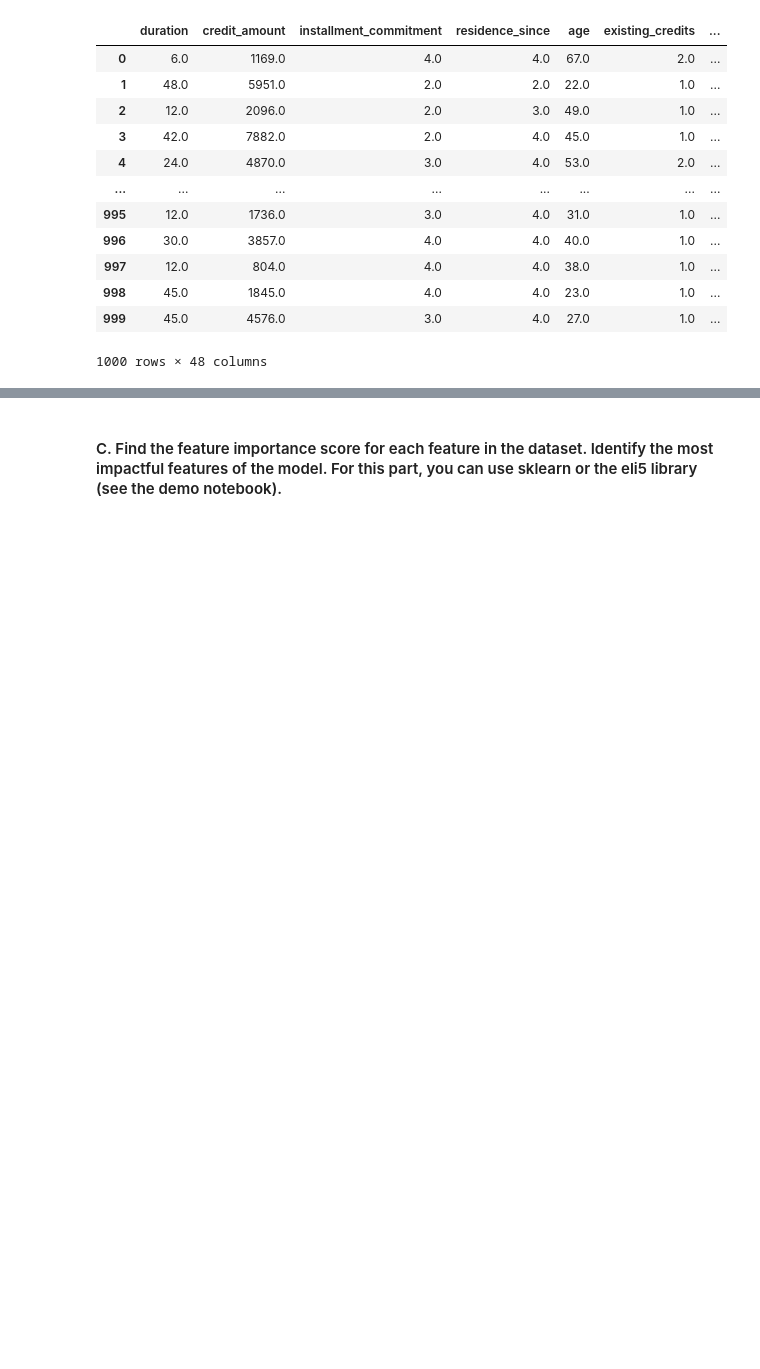
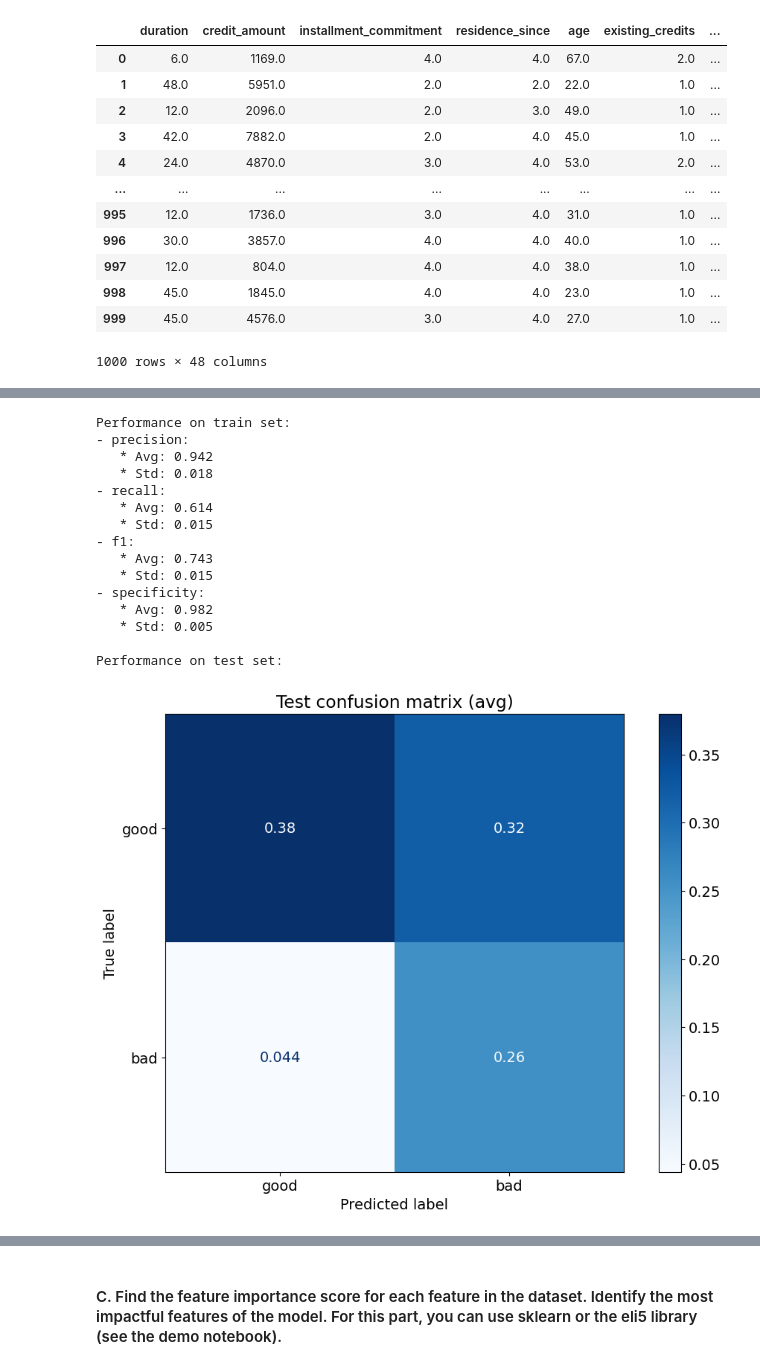
Before and after one commit to MaxPersoon/XAI-Project, a Jupyter notebook: XAI_group_project_DT.ipynb, the cells around one changed output, grey strips where cells are left out. Cells and saved outputs as stored; diff of their text form; code cells hidden in the pictures; blank space fills up the shorter version.

```diff
--- a/XAI_group_project_DT.ipynb
+++ b/XAI_group_project_DT.ipynb
@@ -208,0 +250,71 @@ Fold 1:
+# %%
+metrics_train = {"confusion": [], "precision": [], "recall": [], "f1": [], "specificity": []}
+metrics_test = {"confusion": [], "precision": [], "recall": [], "f1": [], "specificity": []}
+
+# Stratified k-fold cross-validation on a Random Forest classifier using the custom cost matrix
+skf = StratifiedKFold(n_splits=4, shuffle=True, random_state=21)
+for i, (train_index, test_index) in enumerate(skf.split(X, y)):
+    #print(f"Fold {i + 1}:")
+
+    # Define train and test set
+    X_train = X_prime.iloc[train_index]
+    y_train = y.iloc[train_index]
+    weights_train = sample_weights.iloc[train_index]
+
+    X_test = X_prime.iloc[test_index]
+    y_test = y.iloc[test_index]
+    weights_test = sample_weights.iloc[test_index]
+
+    # Train classifier
+    #According to https://stats.stackexchange.com/questions/244630/difference-between-sample-weight-and-class-weight-randomforest-classifier,
+    #we need to use class_weights instead of sample_weights
+    #clf = RandomForestClassifier(max_depth=8).fit(X_train, y_train, sample_weight=weights_train)
+    clf = RandomForestClassifier(max_depth=6, class_weight={"good":1, "bad":5}).fit(X_train, y_train)
+
+    # Evaluate classifier on train set
+    #print(" " * 3 + "- Train:")
+    evaluate_classifier(y_train, clf.predict(X_train), weights_train, metrics_train, "train")
+
+    # Evaluate classifier on test set
+    #print(" " * 3 + "- Test:")
+    evaluate_classifier(y_test, clf.predict(X_test), weights_test, metrics_test, "test")
+
+# Average metrics over all folds
+print("Performance on train set:")
+for metric in metrics_train:
+    if metric == "confusion":
+        mean_cm_train = np.mean(metrics_train["confusion"], axis=0)
+        normalized_mean_cm_train = mean_cm_train / np.sum(mean_cm_train)
+        #ConfusionMatrixDisplay(normalized_mean_cm_train, display_labels=["good", "bad"]).plot(cmap="Blues")
+        #plt.title("Train confusion matrix (avg)")
+        #plt.show()
+    else:
+        print(f"- {metric}:\n   * Avg: {np.mean(metrics_train[metric]):.3f}\n   * Std: {np.std(metrics_train[metric]):.3f}")
+
+print("\nPerformance on test set:")
+for metric in metrics_test:
+    if metric == "confusion":
+        mean_cm_test = np.mean(metrics_test["confusion"], axis=0)
+        normalized_mean_cm_test = mean_cm_test / np.sum(mean_cm_test)
+        ConfusionMatrixDisplay(normalized_mean_cm_test, display_labels=["good", "bad"]).plot(cmap="Blues")
+        plt.title("Test confusion matrix (avg)")
+        plt.show()
+    else:
+        print(f"- {metric}:\n   * Avg: {np.mean(metrics_test[metric]):.3f}\n   * Std: {np.std(metrics_test[metric]):.3f}")
+# %% [output]
+Performance on train set:
+- precision:
+   * Avg: 0.942
+   * Std: 0.018
+- recall:
+   * Avg: 0.614
+   * Std: 0.015
+- f1:
+   * Avg: 0.743
+   * Std: 0.015
+- specificity:
+   * Avg: 0.982
+   * Std: 0.005
+
+Performance on test set:
+[figure, added]
```
Also changed, not shown: parts of 4 cells of this notebook, 2 other files.
